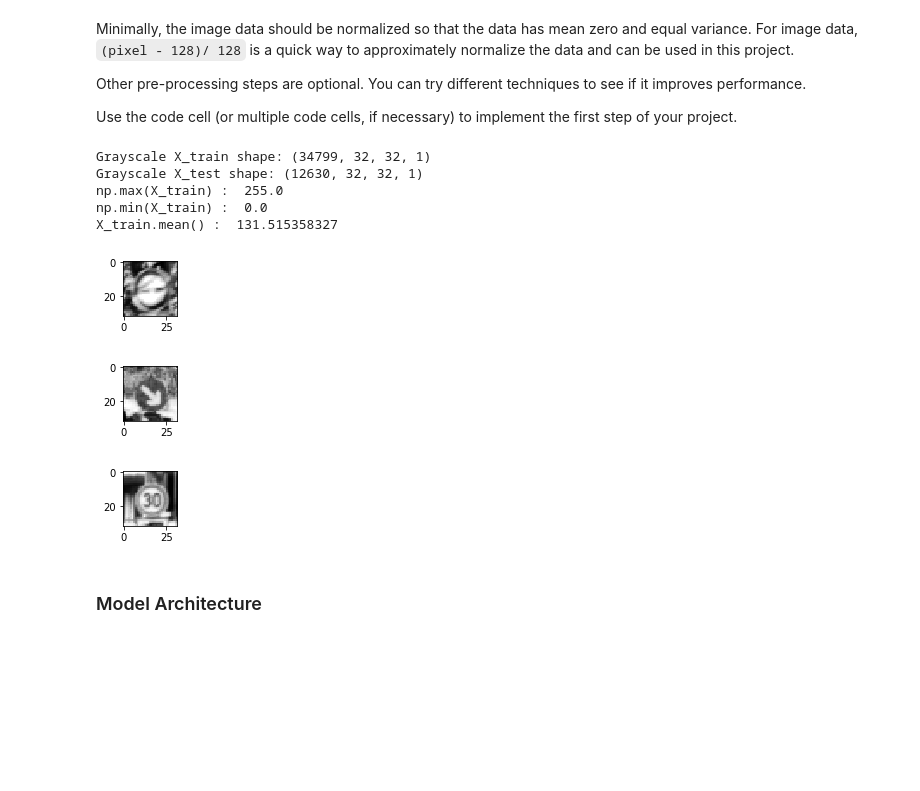
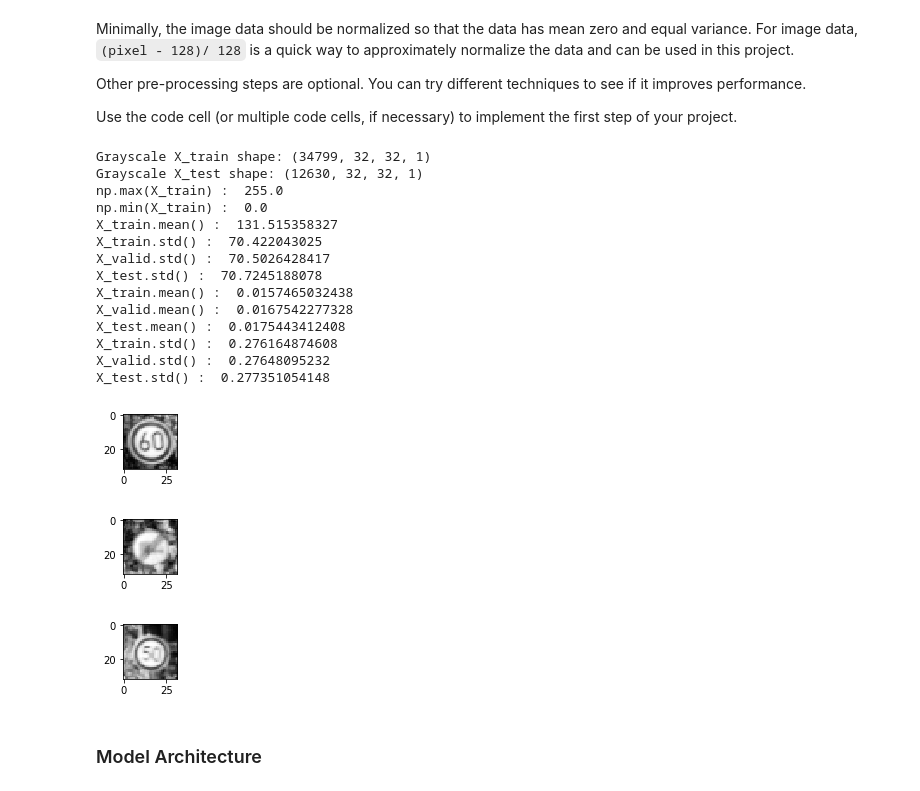
Before and after one commit to feritte/CarND-Traffic-Sign-Classifier-Project, a Jupyter notebook: Traffic_Sign_Classifier.ipynb, the cells around one changed output. Saved outputs shown, nothing was run; the diff lists cells and outputs as text; code cells hidden in the pictures; blank space fills up the shorter version.

```diff
--- a/Traffic_Sign_Classifier.ipynb
+++ b/Traffic_Sign_Classifier.ipynb
@@ -248,39 +248,60 @@ X_train = gray_scale(X_train)
 X_valid = gray_scale(X_valid)
 X_test = gray_scale(X_test)
 
 print("Grayscale X_train shape:",X_train.shape)
 print("Grayscale X_test shape:",X_test.shape)
 
 
 # Standardise input (images still in colour)
 X_train_std = (X_train - X_train.mean()) / np.std(X_train)
 X_valid_std = (X_valid - X_valid.mean()) / np.std(X_valid)
 X_test_std = (X_test - X_test.mean()) /np.std(X_test)
 
 # Normalise input (images still in colour)
 print('np.max(X_train) : ', np.max(X_train))
 print('np.min(X_train) : ', np.min(X_train))
 print('X_train.mean() : ', X_train.mean())
-X_train_norm = (X_train - X_train.mean()) / (np.max(X_train) - np.min(X_train))
-X_valid_norm = (X_valid - X_valid.mean()) / (np.max(X_valid) - np.min(X_valid))
-X_test_norm = (X_test - X_test.mean()) / (np.max(X_test) - np.min(X_test))
+print('X_train.std() : ', np.std(X_train))
+print('X_valid.std() : ', np.std(X_valid))
+print('X_test.std() : ', np.std(X_test))
+X_train_norm = X_train/255 - 0.5
+X_valid_norm = X_valid/255 - 0.5
+X_test_norm = X_test/255 - 0.5
+print('X_train.mean() : ', X_train_norm.mean())
+print('X_valid.mean() : ', X_valid_norm.mean())
+print('X_test.mean() : ', X_test_norm.mean())
+print('X_train.std() : ', np.std(X_train_norm))
+print('X_valid.std() : ', np.std(X_valid_norm))
+print('X_test.std() : ', np.std(X_test_norm))
+#X_train_norm = (X_train - X_train.mean()) / (np.max(X_train) - np.min(X_train))
+#X_valid_norm = (X_valid - X_valid.mean()) / (np.max(X_valid) - np.min(X_valid))
+#X_test_norm = (X_test - X_test.mean()) / (np.max(X_test) - np.min(X_test))
 # plot an example
 #plt.show()
 #plt.subplot(2,2,1)
 #plt.imshow(X_train[10])
 #plt.subplot(2,2,2)
 #plt.imshow(X_train_norm[10])
 #plt.subplot(2,2,3)
 #plt.imshow(X_train_std[10])
 # %% [output]
 Grayscale X_train shape: (34799, 32, 32, 1)
 Grayscale X_test shape: (12630, 32, 32, 1)
 np.max(X_train) :  255.0
 np.min(X_train) :  0.0
 X_train.mean() :  131.515358327
+X_train.std() :  70.422043025
+X_valid.std() :  70.5026428417
+X_test.std() :  70.7245188078
+X_train.mean() :  0.0157465032438
+X_valid.mean() :  0.0167542277328
+X_test.mean() :  0.0175443412408
+X_train.std() :  0.276164874608
+X_valid.std() :  0.27648095232
+X_test.std() :  0.277351054148
-[figure, old version]
+[figure, new version]
-[figure, old version]
+[figure, new version]
-[figure, old version]
+[figure, new version]
 # %%
 # Normalised data is choosen as input
 X_train = X_train_norm
```
Also changed, not shown: parts of 12 cells of this notebook, 1 other file.
